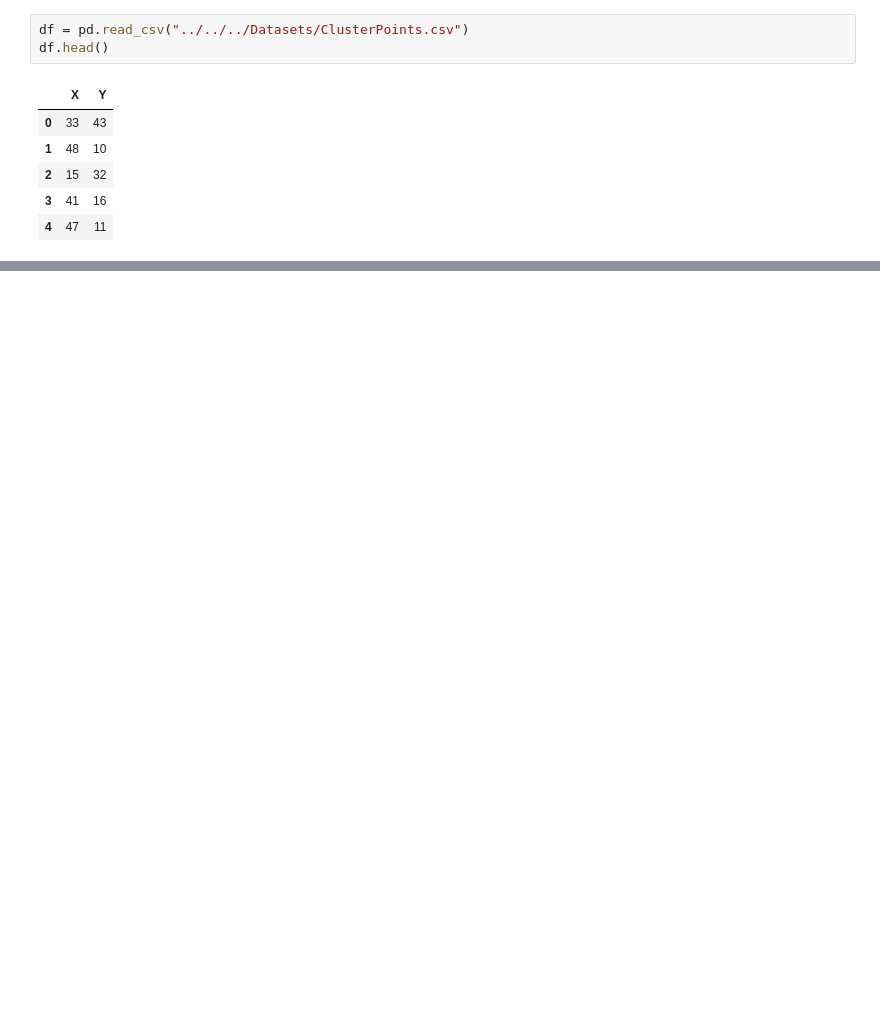
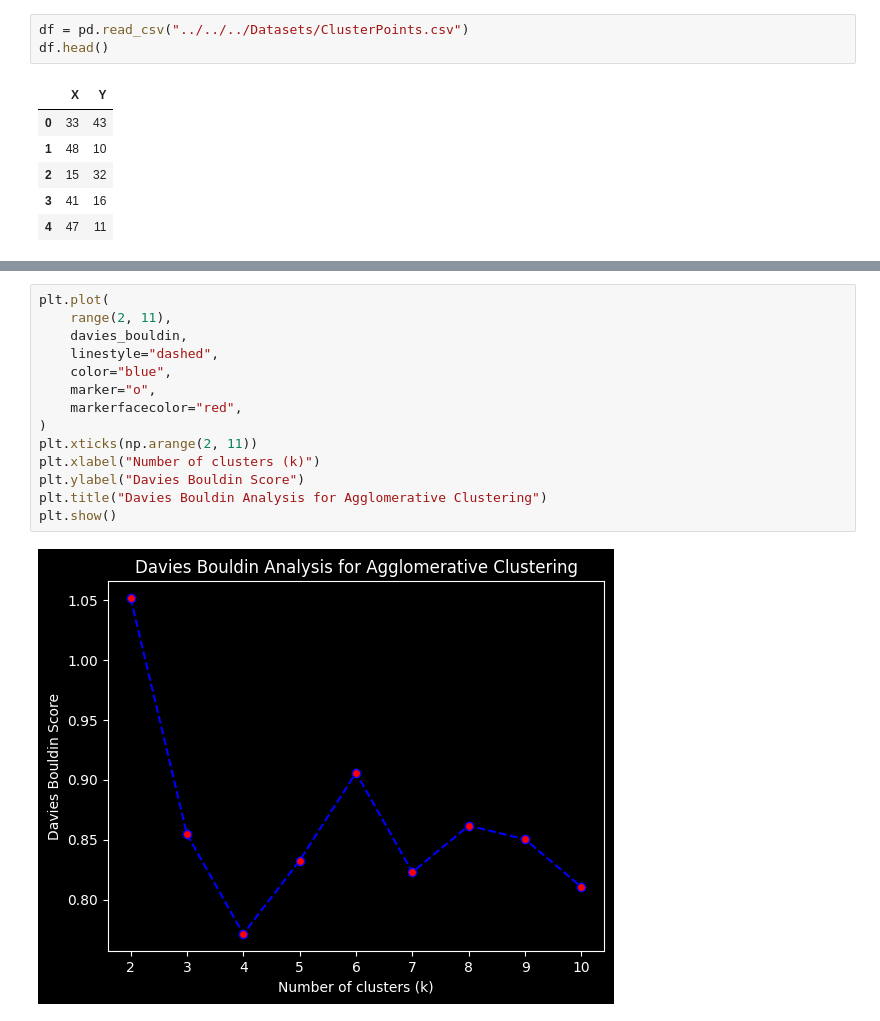
Before and after one commit to debjitpal5040/ML_Algorithms, a Jupyter notebook: Machine Learning Algorithms/Unsupervised Learning/Agglomerative Clustering/Agglomerative_Clustering.ipynb, the cells around one changed output, grey strips where cells are left out. Drawn from its saved outputs; the diff is of its cells as text; blank space fills up the shorter version.

```diff
--- a/Machine Learning Algorithms/Unsupervised Learning/Agglomerative Clustering/Agglomerative_Clustering.ipynb
+++ b/Machine Learning Algorithms/Unsupervised Learning/Agglomerative Clustering/Agglomerative_Clustering.ipynb
@@ -64,0 +69,16 @@ array([1, 2, 0, 2, 2, 1, 1, 1, 1, 0, 1, 1, 0, 0, 1, 1, 1, 2, 1, 0, 1, 1,
+# %%
+plt.plot(
+    range(2, 11),
+    davies_bouldin,
+    linestyle="dashed",
+    color="blue",
+    marker="o",
+    markerfacecolor="red",
+)
+plt.xticks(np.arange(2, 11))
+plt.xlabel("Number of clusters (k)")
+plt.ylabel("Davies Bouldin Score")
+plt.title("Davies Bouldin Analysis for Agglomerative Clustering")
+plt.show()
+# %% [output]
+[figure, added]
```
Also changed, not shown: parts of 12 cells of this notebook, 38 other files.
